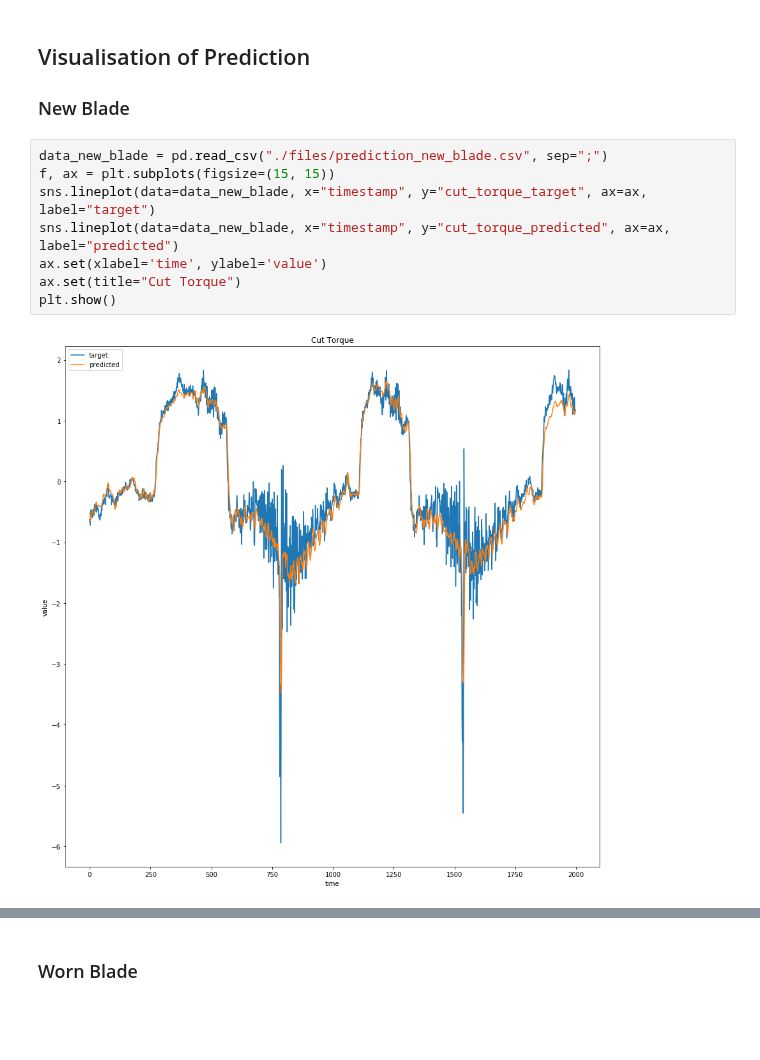
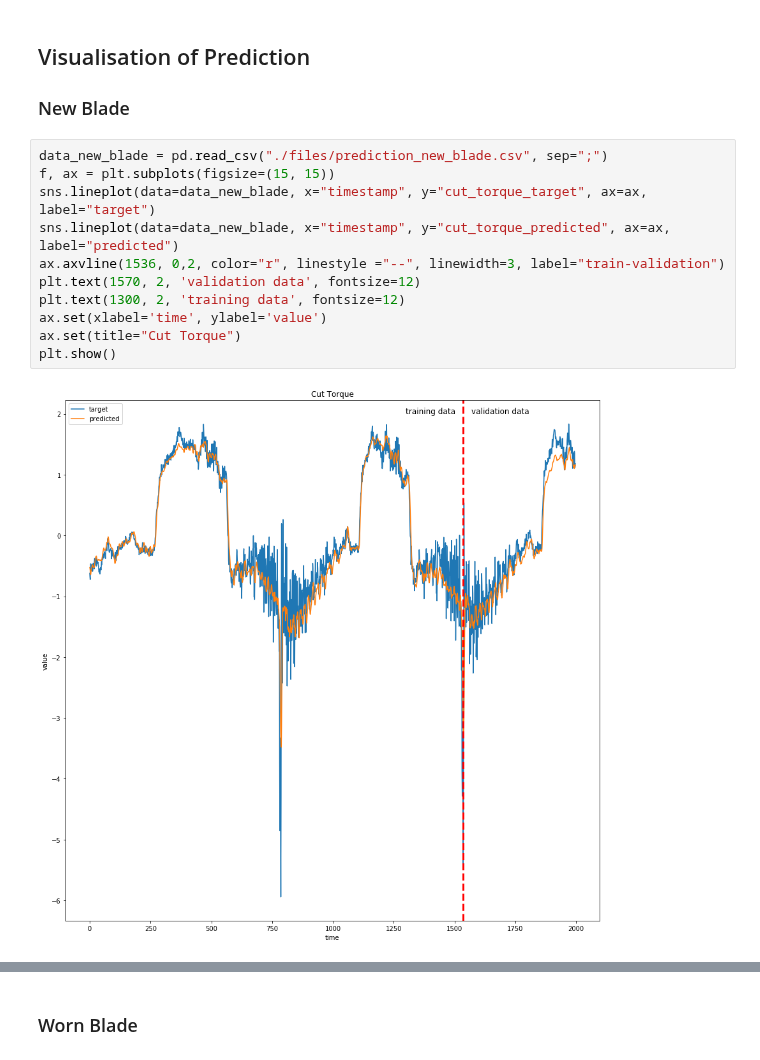
Before and after one commit to carlov93/predictive_maintenance, a Jupyter notebook: src/visualisation/visualisation_prediction.ipynb, the cells around one changed output, grey strips where cells are left out. Cells and saved outputs as stored; diff of their text form; blank space fills up the shorter version.

```diff
--- a/src/visualisation/visualisation_prediction.ipynb
+++ b/src/visualisation/visualisation_prediction.ipynb
@@ -8,13 +8,16 @@ import seaborn as sns
 # %%
 data_new_blade = pd.read_csv("./files/prediction_new_blade.csv", sep=";")
 f, ax = plt.subplots(figsize=(15, 15))
 sns.lineplot(data=data_new_blade, x="timestamp", y="cut_torque_target", ax=ax, label="target")
 sns.lineplot(data=data_new_blade, x="timestamp", y="cut_torque_predicted", ax=ax, label="predicted")
+ax.axvline(1536, 0,2, color="r", linestyle ="--", linewidth=3, label="train-validation")
+plt.text(1570, 2, 'validation data', fontsize=12)
+plt.text(1300, 2, 'training data', fontsize=12)
 ax.set(xlabel='time', ylabel='value')
 ax.set(title="Cut Torque")
 plt.show()
 # %% [output]
-[figure, old version]
+[figure, new version]
 # %%
 f, ax = plt.subplots(figsize=(15, 15))
 sns.lineplot(data=data_new_blade, x="timestamp", y="cut_position_target", ax=ax, label="target")
```
Also changed, not shown: parts of 3 cells of this notebook, 1 other file.
